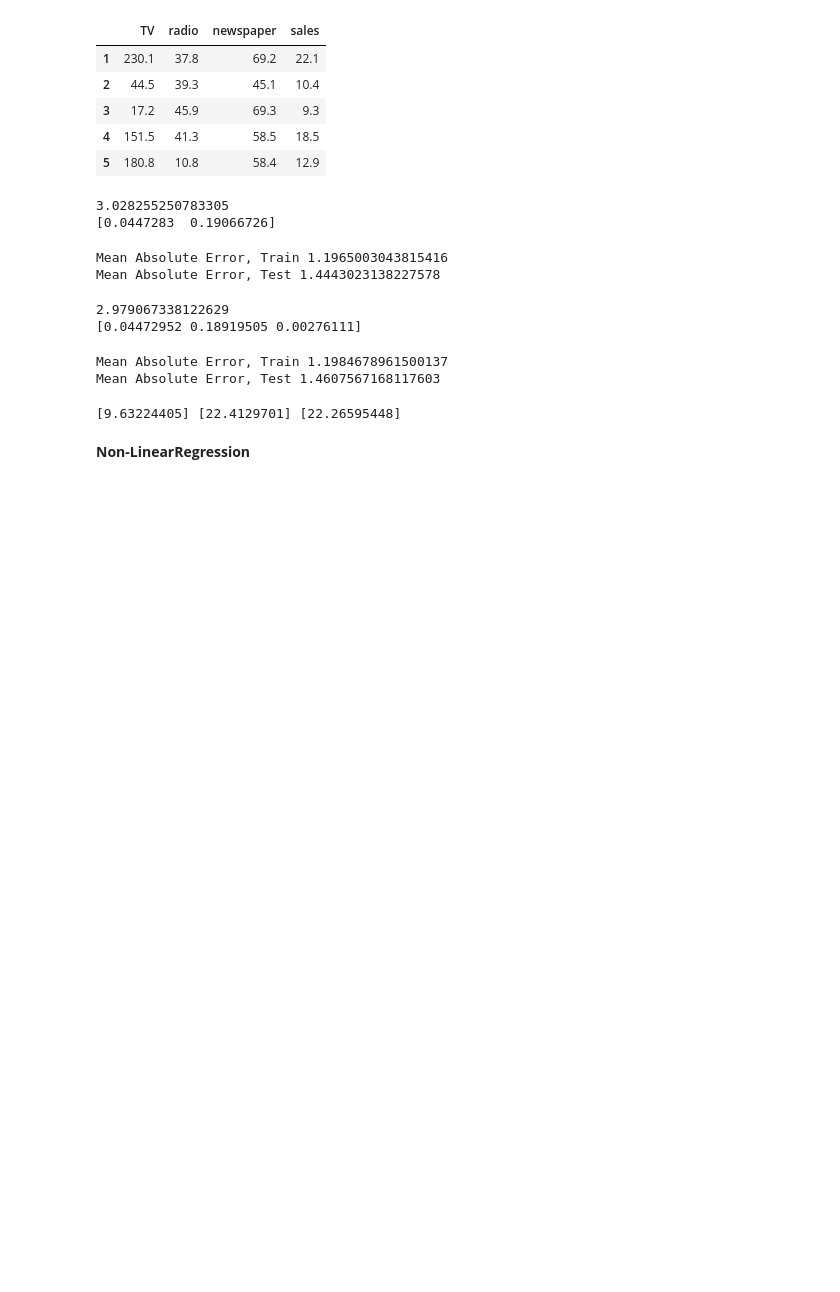
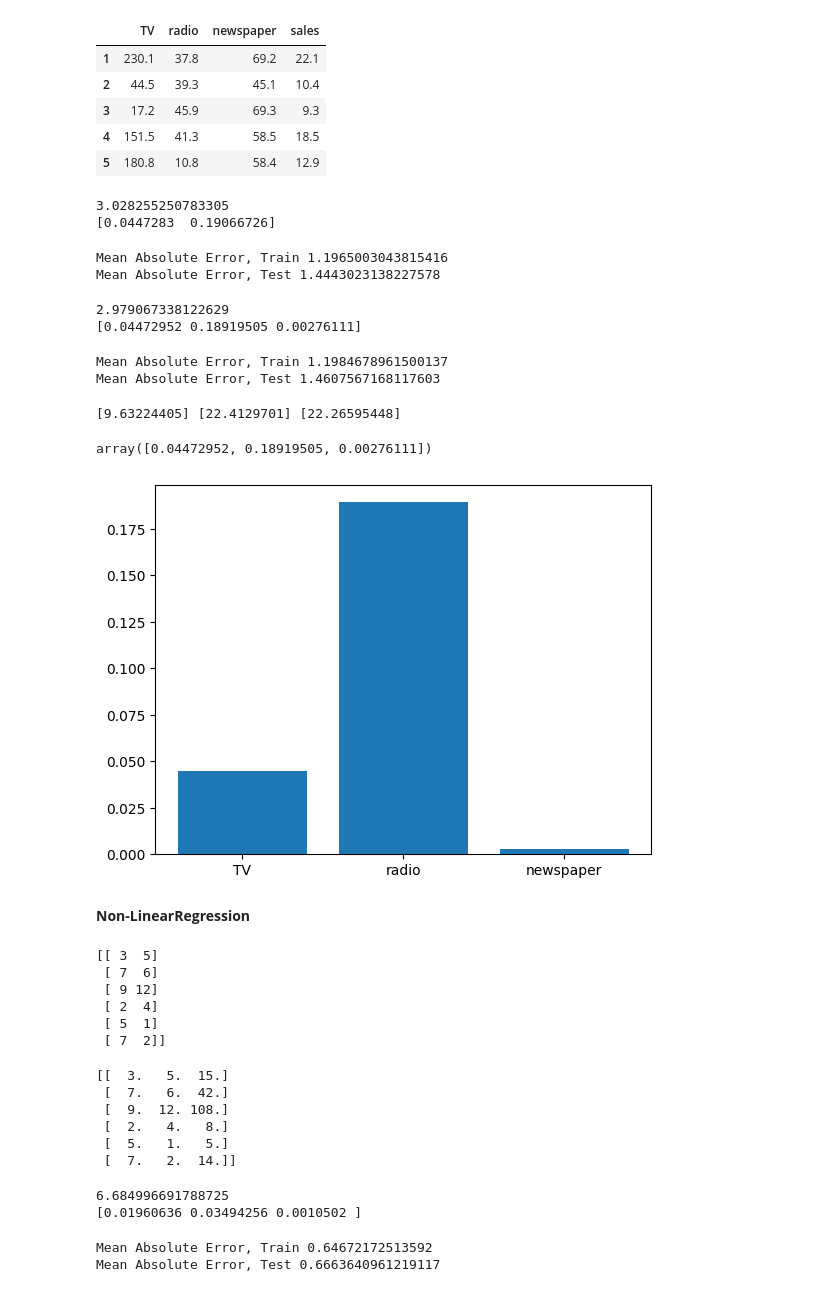
Before and after one commit to bipulshahi/theknowledgeacdemy, a Jupyter notebook: predictive_analysis/tka_predictiveAnalysis_3.ipynb, the cells around one changed output. Cells and saved outputs as stored; diff of their text form; code cells hidden in the pictures; blank space fills up the shorter version.

```diff
--- a/predictive_analysis/tka_predictiveAnalysis_3.ipynb
+++ b/predictive_analysis/tka_predictiveAnalysis_3.ipynb
@@ -300,5 +300,70 @@ sales3 = model3.predict([[tv,radio,newspaper]])
 print(sales1 , sales2 , sales3)
 # %% [output]
 [9.63224405] [22.4129701] [22.26595448]
+# %%
+model3.coef_
+# %% [output]
+array([0.04472952, 0.18919505, 0.00276111])
+# %%
+plt.bar(X.columns , model3.coef_)
+plt.show()
+# %% [output]
+[figure, added]
 # %% [markdown]
 **Non-LinearRegression**
+# %%
+adv = np.array([[3 , 5 , 7, 6 , 9, 12] , [2,4,5,1,7,2]]).reshape(6,2)      #feature
+print(adv)
+# %% [output]
+[[ 3  5]
+ [ 7  6]
+ [ 9 12]
+ [ 2  4]
+ [ 5  1]
+ [ 7  2]]
+# %%
+from sklearn.preprocessing import PolynomialFeatures
+poly = PolynomialFeatures(degree=2 , include_bias=False , interaction_only=True)
+X_poly = poly.fit_transform(adv)
+print(X_poly)
+# %% [output]
+[[  3.   5.  15.]
+ [  7.   6.  42.]
+ [  9.  12. 108.]
+ [  2.   4.   8.]
+ [  5.   1.   5.]
+ [  7.   2.  14.]]
+# %%
+X = df[['TV' , 'radio']]
+y = df['sales']
+
+from sklearn.model_selection import train_test_split
+xtrain,xtest,ytrain,ytest = train_test_split(X,y,test_size=0.2,random_state=42)
+
+from sklearn.preprocessing import PolynomialFeatures
+poly = PolynomialFeatures(degree=2 , include_bias=False , interaction_only=True)
+xtrain_poly = poly.fit_transform(xtrain)
+xtest_poly = poly.transform(xtest)
+
+from sklearn.linear_model import LinearRegression
+model4 = LinearRegression()
+
+model4.fit(xtrain_poly,ytrain)
+
+print(model4.intercept_)
+print(model4.coef_)
+# %% [output]
+6.684996691788725
+[0.01960636 0.03494256 0.0010502 ]
+# %%
+ytrainPred = model4.predict(xtrain_poly)
+ytestPred = model4.predict(xtest_poly)
+
+maeTrain = abs(ytrain - ytrainPred).mean()
+maeTest = abs(ytest - ytestPred).mean()
+
+print("Mean Absolute Error, Train", maeTrain)
+print("Mean Absolute Error, Test", maeTest)
+# %% [output]
+Mean Absolute Error, Train 0.64672172513592
+Mean Absolute Error, Test 0.6663640961219117
```
Also changed, not shown: parts of 1 cell of this notebook, 1 other file.
